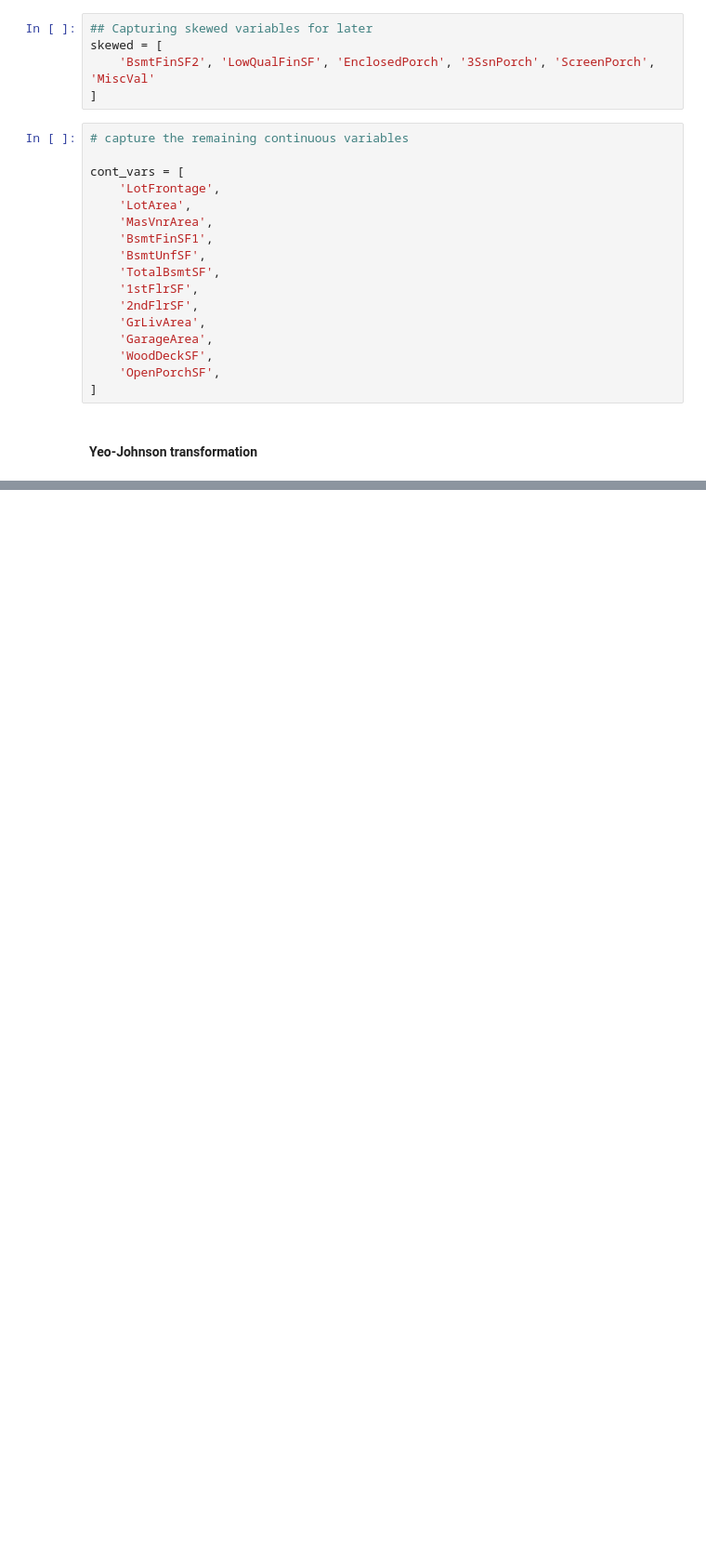
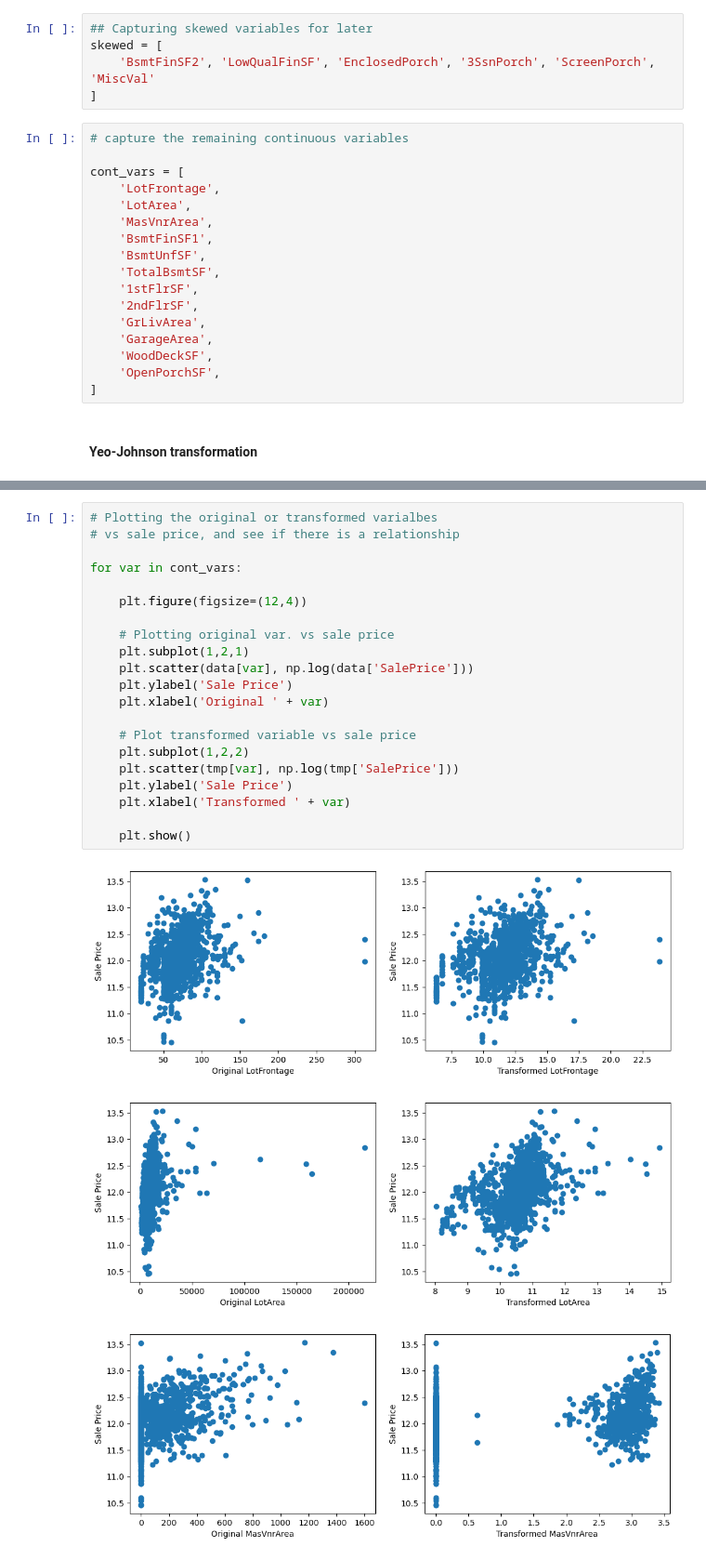
Before and after one commit to Mezcue/ML-Practice, a Jupyter notebook: EDA - practice.ipynb, the cells around one changed output, grey strips where cells are left out. Shown at 93% size. Saved outputs shown, nothing was run; the diff lists cells and outputs as text; blank space fills up the shorter version.

```diff
--- a/EDA - practice.ipynb
+++ b/EDA - practice.ipynb
@@ -482,0 +493,25 @@ ValueError: Yeo-Johnson input must be finite.
+# %%
+# Plotting the original or transformed varialbes
+# vs sale price, and see if there is a relationship
+
+for var in cont_vars:
+
+    plt.figure(figsize=(12,4))
+
+    # Plotting original var. vs sale price
+    plt.subplot(1,2,1)
+    plt.scatter(data[var], np.log(data['SalePrice']))
+    plt.ylabel('Sale Price')
+    plt.xlabel('Original ' + var)
+
+    # Plot transformed variable vs sale price
+    plt.subplot(1,2,2)
+    plt.scatter(tmp[var], np.log(tmp['SalePrice']))
+    plt.ylabel('Sale Price')
+    plt.xlabel('Transformed ' + var)
+
+    plt.show()
+# %% [output]
+[figure, added]
+[figure, added]
+[figure, added]
```
Also changed, not shown: parts of 9 cells of this notebook.
